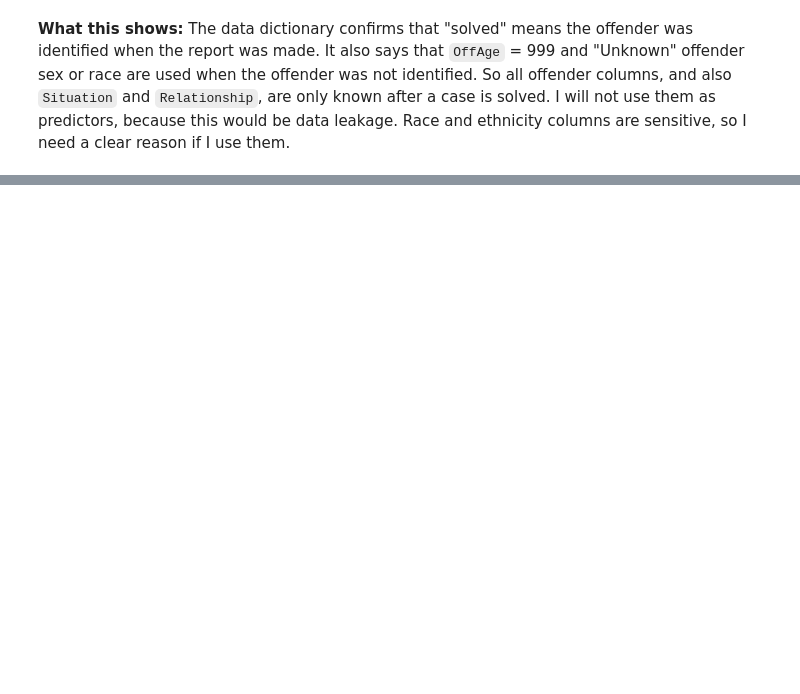
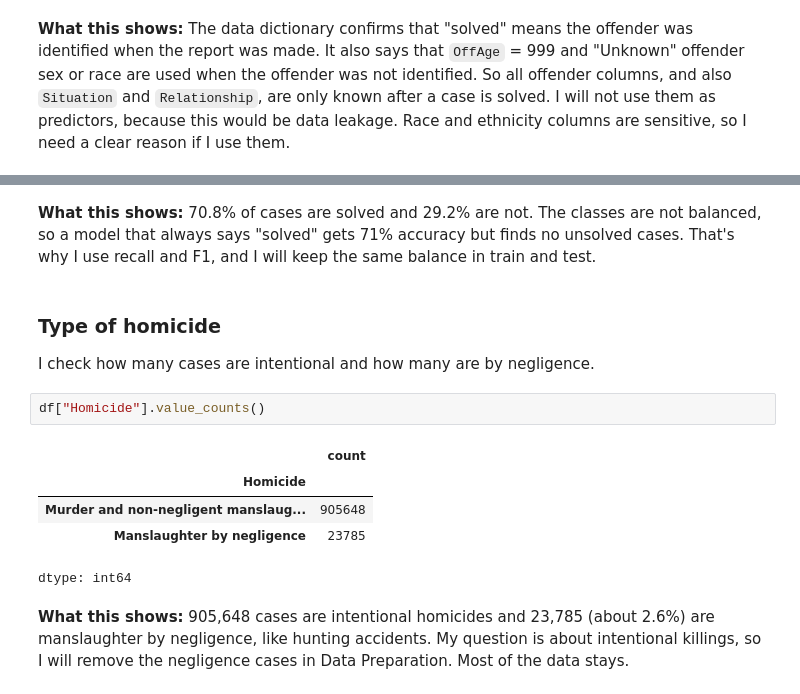
Before and after one commit to Anastasiia-hub0/unsolved-homicides-analysis, a Jupyter notebook: unsolved_homicides_analysis.ipynb, the cells around one changed output, grey strips where cells are left out. Saved outputs shown, nothing was run; the diff lists cells and outputs as text; blank space fills up the shorter version.

```diff
--- a/unsolved_homicides_analysis.ipynb
+++ b/unsolved_homicides_analysis.ipynb
@@ -221,0 +251,15 @@ Source: MAP Data Dictionary for the amplified Supplementary Homicide Report (`MA
+# %% [markdown]
+**What this shows:** 70.8% of cases are solved and 29.2% are not. The classes are not balanced, so a model that always says "solved" gets 71% accuracy but finds no unsolved cases. That's why I use recall and F1, and I will keep the same balance in train and test.
+# %% [markdown]
+### Type of homicide
+I check how many cases are intentional and how many are by negligence.
+# %%
+df["Homicide"].value_counts()
+# %% [output]
+|  | count |
+| Homicide |  |
+| Murder and non-negligent manslaug... | 905648 |
+| Manslaughter by negligence | 23785 |
+dtype: int64
+# %% [markdown]
+**What this shows:** 905,648 cases are intentional homicides and 23,785 (about 2.6%) are manslaughter by negligence, like hunting accidents. My question is about intentional killings, so I will remove the negligence cases in Data Preparation. Most of the data stays.
```
Also changed, not shown: parts of 4 cells of this notebook.
